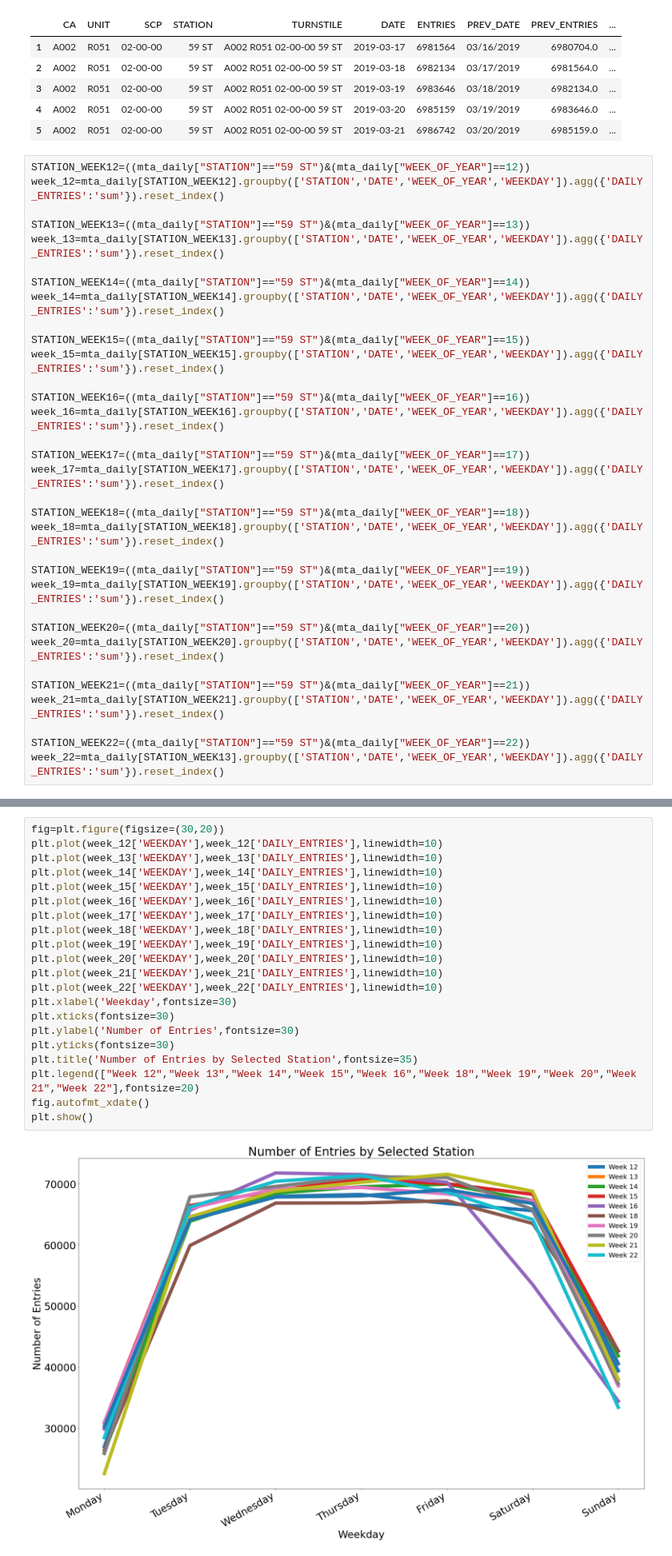
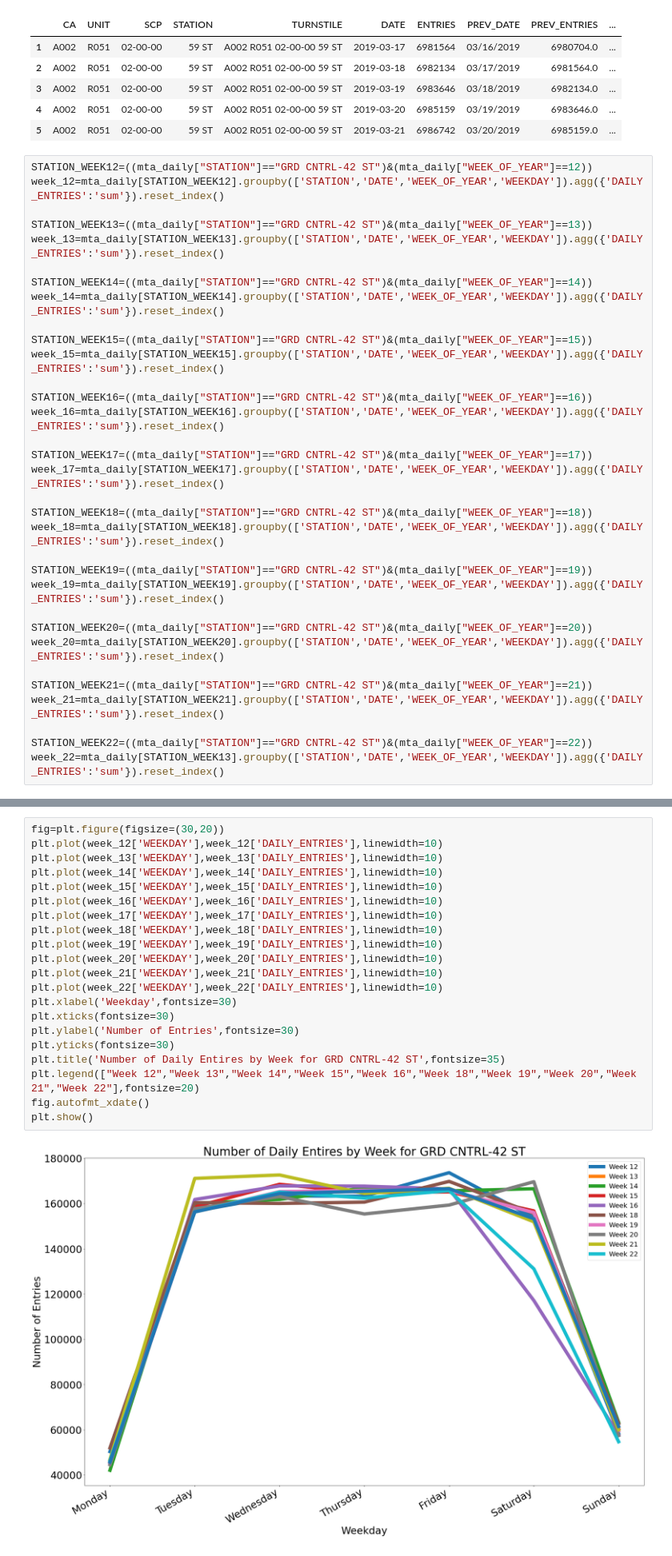
Before and after one commit to JayZZZZZZZ/project-1, a Jupyter notebook: MTA_EDA_Jason.ipynb, the cells around one changed output, grey strips where cells are left out. Shown at 80% size. Saved outputs shown, nothing was run; the diff lists cells and outputs as text.

```diff
--- a/MTA_EDA_Jason.ipynb
+++ b/MTA_EDA_Jason.ipynb
@@ -368,37 +368,37 @@ mta_daily.head(5)
 | 4 | A002 | R051 | 02-00-00 | 59 ST | A002 R051 02-00-00 59 ST | 2019-03-20 | 6985159 | 03/19/2019 | 6983646.0 | ... |
 | 5 | A002 | R051 | 02-00-00 | 59 ST | A002 R051 02-00-00 59 ST | 2019-03-21 | 6986742 | 03/20/2019 | 6985159.0 | ... |
 # %%
-STATION_WEEK12=((mta_daily["STATION"]=="59 ST")&(mta_daily["WEEK_OF_YEAR"]==12))
+STATION_WEEK12=((mta_daily["STATION"]=="GRD CNTRL-42 ST")&(mta_daily["WEEK_OF_YEAR"]==12))
 week_12=mta_daily[STATION_WEEK12].groupby(['STATION','DATE','WEEK_OF_YEAR','WEEKDAY']).agg({'DAILY_ENTRIES':'sum'}).reset_index()
 
-STATION_WEEK13=((mta_daily["STATION"]=="59 ST")&(mta_daily["WEEK_OF_YEAR"]==13))
+STATION_WEEK13=((mta_daily["STATION"]=="GRD CNTRL-42 ST")&(mta_daily["WEEK_OF_YEAR"]==13))
 week_13=mta_daily[STATION_WEEK13].groupby(['STATION','DATE','WEEK_OF_YEAR','WEEKDAY']).agg({'DAILY_ENTRIES':'sum'}).reset_index()
 
-STATION_WEEK14=((mta_daily["STATION"]=="59 ST")&(mta_daily["WEEK_OF_YEAR"]==14))
+STATION_WEEK14=((mta_daily["STATION"]=="GRD CNTRL-42 ST")&(mta_daily["WEEK_OF_YEAR"]==14))
 week_14=mta_daily[STATION_WEEK14].groupby(['STATION','DATE','WEEK_OF_YEAR','WEEKDAY']).agg({'DAILY_ENTRIES':'sum'}).reset_index()
 
-STATION_WEEK15=((mta_daily["STATION"]=="59 ST")&(mta_daily["WEEK_OF_YEAR"]==15))
+STATION_WEEK15=((mta_daily["STATION"]=="GRD CNTRL-42 ST")&(mta_daily["WEEK_OF_YEAR"]==15))
 week_15=mta_daily[STATION_WEEK15].groupby(['STATION','DATE','WEEK_OF_YEAR','WEEKDAY']).agg({'DAILY_ENTRIES':'sum'}).reset_index()
 
-STATION_WEEK16=((mta_daily["STATION"]=="59 ST")&(mta_daily["WEEK_OF_YEAR"]==16))
+STATION_WEEK16=((mta_daily["STATION"]=="GRD CNTRL-42 ST")&(mta_daily["WEEK_OF_YEAR"]==16))
 week_16=mta_daily[STATION_WEEK16].groupby(['STATION','DATE','WEEK_OF_YEAR','WEEKDAY']).agg({'DAILY_ENTRIES':'sum'}).reset_index()
 
-STATION_WEEK17=((mta_daily["STATION"]=="59 ST")&(mta_daily["WEEK_OF_YEAR"]==17))
+STATION_WEEK17=((mta_daily["STATION"]=="GRD CNTRL-42 ST")&(mta_daily["WEEK_OF_YEAR"]==17))
 week_17=mta_daily[STATION_WEEK17].groupby(['STATION','DATE','WEEK_OF_YEAR','WEEKDAY']).agg({'DAILY_ENTRIES':'sum'}).reset_index()
 
-STATION_WEEK18=((mta_daily["STATION"]=="59 ST")&(mta_daily["WEEK_OF_YEAR"]==18))
+STATION_WEEK18=((mta_daily["STATION"]=="GRD CNTRL-42 ST")&(mta_daily["WEEK_OF_YEAR"]==18))
 week_18=mta_daily[STATION_WEEK18].groupby(['STATION','DATE','WEEK_OF_YEAR','WEEKDAY']).agg({'DAILY_ENTRIES':'sum'}).reset_index()
 
-STATION_WEEK19=((mta_daily["STATION"]=="59 ST")&(mta_daily["WEEK_OF_YEAR"]==19))
+STATION_WEEK19=((mta_daily["STATION"]=="GRD CNTRL-42 ST")&(mta_daily["WEEK_OF_YEAR"]==19))
 week_19=mta_daily[STATION_WEEK19].groupby(['STATION','DATE','WEEK_OF_YEAR','WEEKDAY']).agg({'DAILY_ENTRIES':'sum'}).reset_index()
 
-STATION_WEEK20=((mta_daily["STATION"]=="59 ST")&(mta_daily["WEEK_OF_YEAR"]==20))
+STATION_WEEK20=((mta_daily["STATION"]=="GRD CNTRL-42 ST")&(mta_daily["WEEK_OF_YEAR"]==20))
 week_20=mta_daily[STATION_WEEK20].groupby(['STATION','DATE','WEEK_OF_YEAR','WEEKDAY']).agg({'DAILY_ENTRIES':'sum'}).reset_index()
 
-STATION_WEEK21=((mta_daily["STATION"]=="59 ST")&(mta_daily["WEEK_OF_YEAR"]==21))
+STATION_WEEK21=((mta_daily["STATION"]=="GRD CNTRL-42 ST")&(mta_daily["WEEK_OF_YEAR"]==21))
 week_21=mta_daily[STATION_WEEK21].groupby(['STATION','DATE','WEEK_OF_YEAR','WEEKDAY']).agg({'DAILY_ENTRIES':'sum'}).reset_index()
 
-STATION_WEEK22=((mta_daily["STATION"]=="59 ST")&(mta_daily["WEEK_OF_YEAR"]==22))
+STATION_WEEK22=((mta_daily["STATION"]=="GRD CNTRL-42 ST")&(mta_daily["WEEK_OF_YEAR"]==22))
 week_22=mta_daily[STATION_WEEK13].groupby(['STATION','DATE','WEEK_OF_YEAR','WEEKDAY']).agg({'DAILY_ENTRIES':'sum'}).reset_index()
 # %%
 week_13
@@ -414,26 +414,26 @@ week_13
 # %%
 fig=plt.figure(figsize=(30,20))
 plt.plot(week_12['WEEKDAY'],week_12['DAILY_ENTRIES'],linewidth=10)
 plt.plot(week_13['WEEKDAY'],week_13['DAILY_ENTRIES'],linewidth=10)
 plt.plot(week_14['WEEKDAY'],week_14['DAILY_ENTRIES'],linewidth=10)
 plt.plot(week_15['WEEKDAY'],week_15['DAILY_ENTRIES'],linewidth=10)
 plt.plot(week_16['WEEKDAY'],week_16['DAILY_ENTRIES'],linewidth=10)
 plt.plot(week_17['WEEKDAY'],week_17['DAILY_ENTRIES'],linewidth=10)
 plt.plot(week_18['WEEKDAY'],week_18['DAILY_ENTRIES'],linewidth=10)
 plt.plot(week_19['WEEKDAY'],week_19['DAILY_ENTRIES'],linewidth=10)
 plt.plot(week_20['WEEKDAY'],week_20['DAILY_ENTRIES'],linewidth=10)
 plt.plot(week_21['WEEKDAY'],week_21['DAILY_ENTRIES'],linewidth=10)
 plt.plot(week_22['WEEKDAY'],week_22['DAILY_ENTRIES'],linewidth=10)
 plt.xlabel('Weekday',fontsize=30)
 plt.xticks(fontsize=30)
 plt.ylabel('Number of Entries',fontsize=30)
 plt.yticks(fontsize=30)
-plt.title('Number of Entries by Selected Station',fontsize=35)
+plt.title('Number of Daily Entires by Week for GRD CNTRL-42 ST',fontsize=35)
 plt.legend(["Week 12","Week 13","Week 14","Week 15","Week 16","Week 18","Week 19","Week 20","Week 21","Week 22"],fontsize=20)
 fig.autofmt_xdate()
 plt.show()
 # %% [output]
-[figure, old version]
+[figure, new version]
 # %%
 ##Challenge 9##
 ##Over multiple weeks, sum total ridership for each station and sort them##
```
Also changed, not shown: parts of 2 cells of this notebook.
